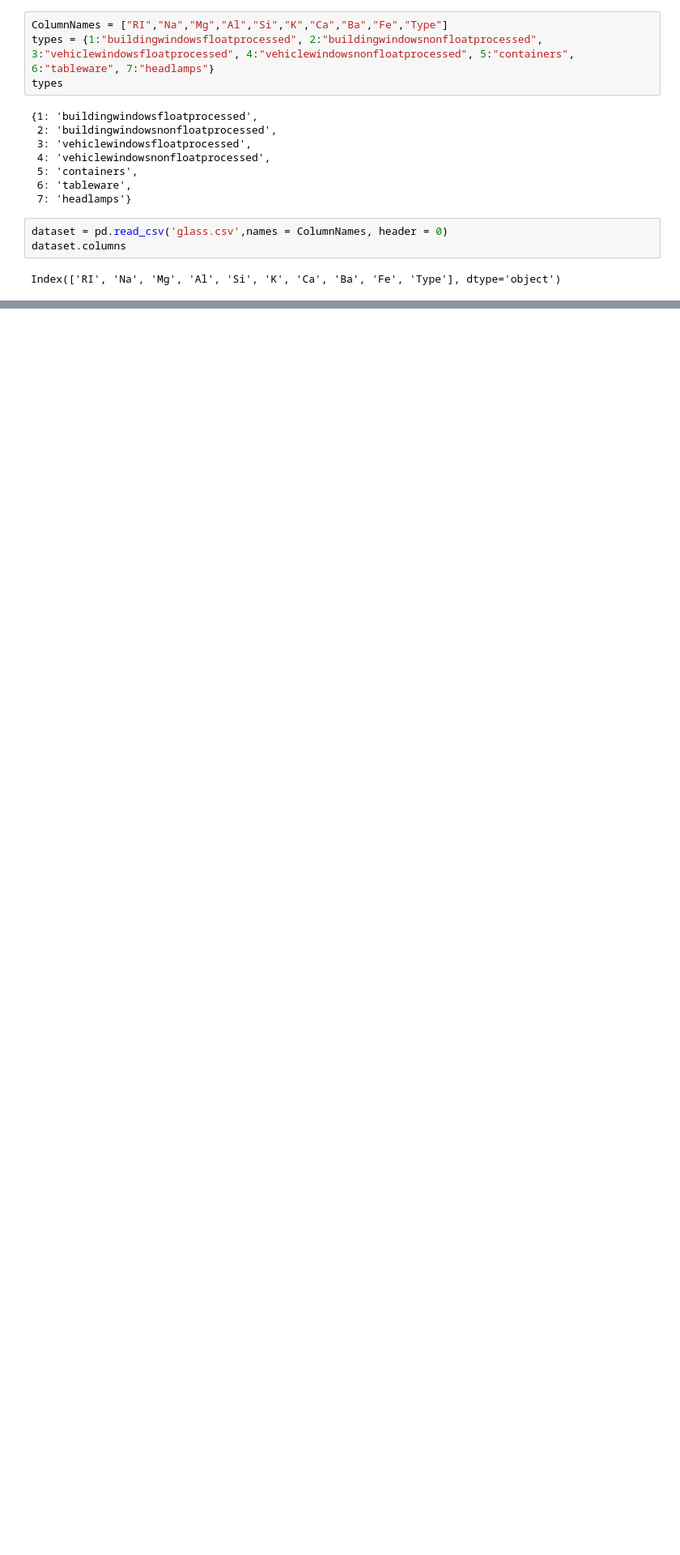
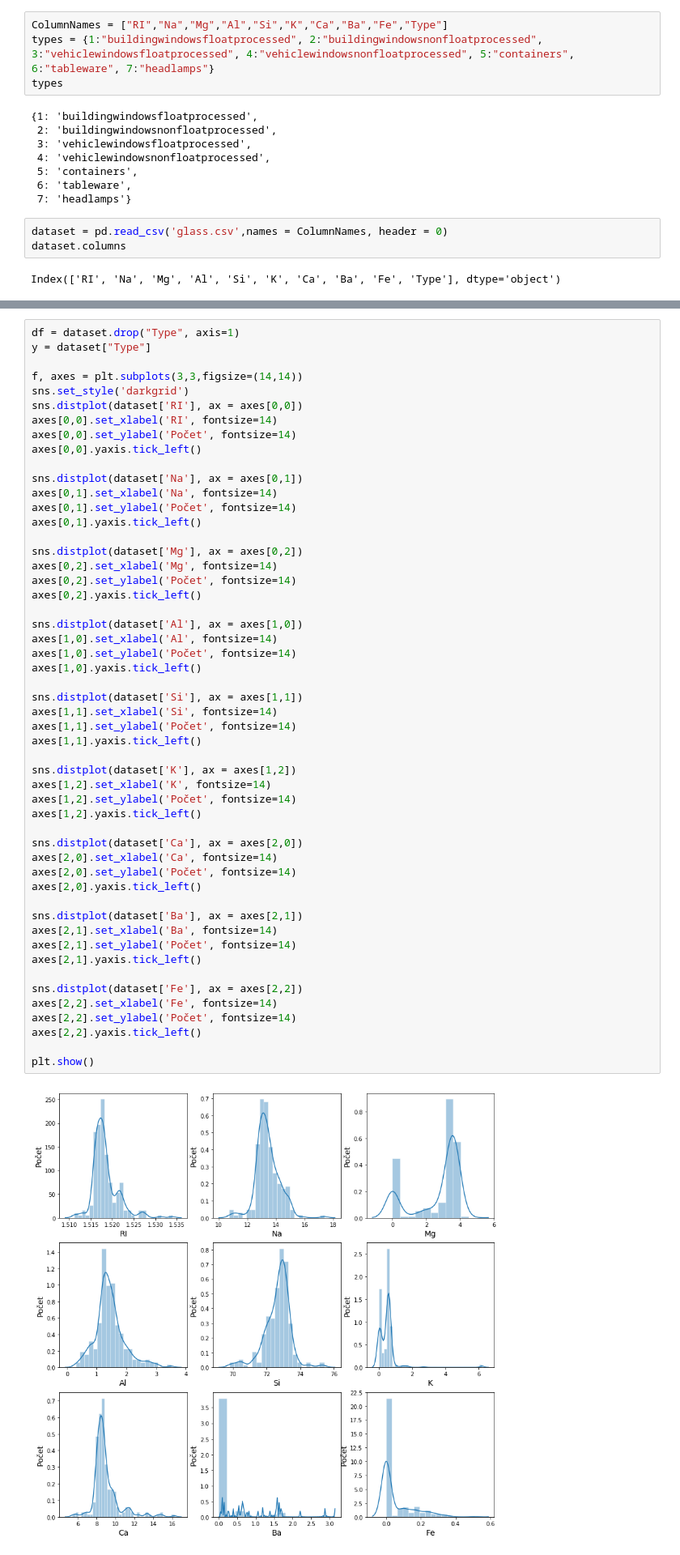
Before and after one commit to georgeob/Valovic_NS2020, a Jupyter notebook: projekt_sklo.ipynb, the cells around one changed output, grey strips where cells are left out. Shown at 81% size. Cells and saved outputs as stored; diff of their text form; blank space fills up the shorter version.

```diff
--- a/projekt_sklo.ipynb
+++ b/projekt_sklo.ipynb
@@ -46,0 +29,54 @@ df
+# %%
+df = dataset.drop("Type", axis=1)
+y = dataset["Type"]
+
+f, axes = plt.subplots(3,3,figsize=(14,14))
+sns.set_style('darkgrid')
+sns.distplot(dataset['RI'], ax = axes[0,0])
+axes[0,0].set_xlabel('RI', fontsize=14)
+axes[0,0].set_ylabel('Počet', fontsize=14)
+axes[0,0].yaxis.tick_left()
+
+sns.distplot(dataset['Na'], ax = axes[0,1])
+axes[0,1].set_xlabel('Na', fontsize=14)
+axes[0,1].set_ylabel('Počet', fontsize=14)
+axes[0,1].yaxis.tick_left()
+
+sns.distplot(dataset['Mg'], ax = axes[0,2])
+axes[0,2].set_xlabel('Mg', fontsize=14)
+axes[0,2].set_ylabel('Počet', fontsize=14)
+axes[0,2].yaxis.tick_left()
+
+sns.distplot(dataset['Al'], ax = axes[1,0])
+axes[1,0].set_xlabel('Al', fontsize=14)
+axes[1,0].set_ylabel('Počet', fontsize=14)
+axes[1,0].yaxis.tick_left()
+
+sns.distplot(dataset['Si'], ax = axes[1,1])
+axes[1,1].set_xlabel('Si', fontsize=14)
+axes[1,1].set_ylabel('Počet', fontsize=14)
+axes[1,1].yaxis.tick_left()
+
+sns.distplot(dataset['K'], ax = axes[1,2])
+axes[1,2].set_xlabel('K', fontsize=14)
+axes[1,2].set_ylabel('Počet', fontsize=14)
+axes[1,2].yaxis.tick_left()
+
+sns.distplot(dataset['Ca'], ax = axes[2,0])
+axes[2,0].set_xlabel('Ca', fontsize=14)
+axes[2,0].set_ylabel('Počet', fontsize=14)
+axes[2,0].yaxis.tick_left()
+
+sns.distplot(dataset['Ba'], ax = axes[2,1])
+axes[2,1].set_xlabel('Ba', fontsize=14)
+axes[2,1].set_ylabel('Počet', fontsize=14)
+axes[2,1].yaxis.tick_left()
+
+sns.distplot(dataset['Fe'], ax = axes[2,2])
+axes[2,2].set_xlabel('Fe', fontsize=14)
+axes[2,2].set_ylabel('Počet', fontsize=14)
+axes[2,2].yaxis.tick_left()
+
+plt.show()
+# %% [output]
+[figure, added]
```
Also changed, not shown: parts of 7 cells of this notebook.
